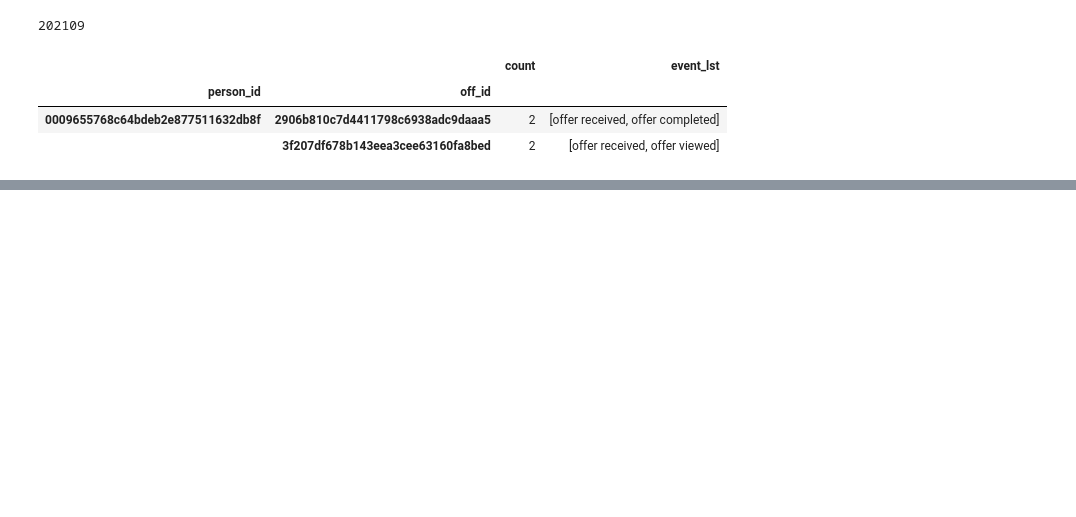
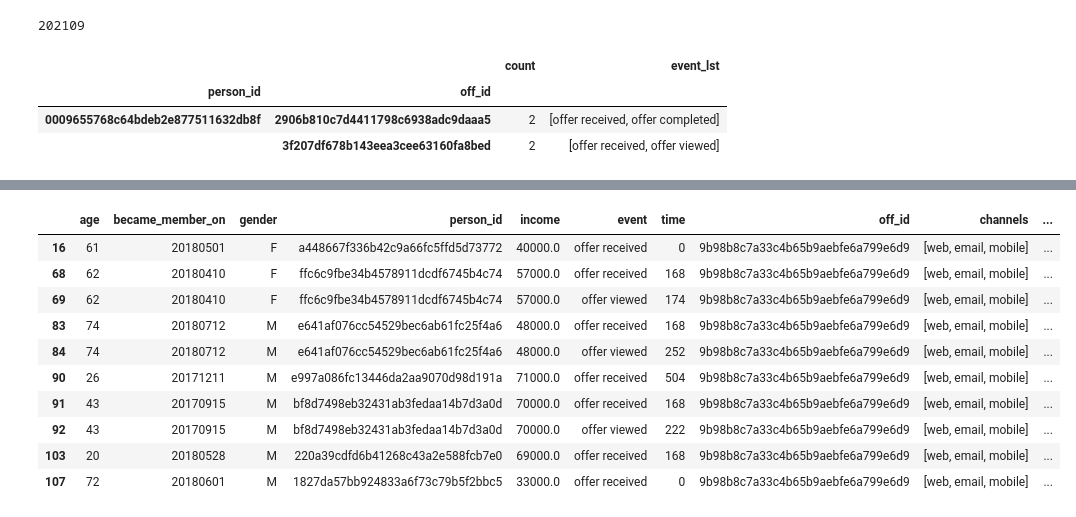
Before and after one commit to schatterjeecs/capst_recomendation, a Jupyter notebook: Starbucks_Capstone_notebook.ipynb, the cells around one changed output, grey strips where cells are left out. Saved outputs shown, nothing was run; the diff lists cells and outputs as text; code cells hidden in the pictures; blank space fills up the shorter version.

```diff
--- a/Starbucks_Capstone_notebook.ipynb
+++ b/Starbucks_Capstone_notebook.ipynb
@@ -269,8 +278,6 @@ df_final.head(2)
 |  | age | became_member_on | gender | person_id | income | event | time | off_id | channels | ... |
 | 0 | 55 | 20170715 | F | 0610b486422d4921ae7d2bf64640c50b | 112000.0 | offer received | 408 | 9b98b8c7a33c4b65b9aebfe6a799e6d9 | [web, email, mobile] | ... |
 | 1 | 55 | 20170715 | F | 0610b486422d4921ae7d2bf64640c50b | 112000.0 | offer completed | 528 | 9b98b8c7a33c4b65b9aebfe6a799e6d9 | [web, email, mobile] | ... |
-# %%
-df_final = df_final.drop('time', axis=1)
 # %%
 df_final.count()
 # %% [output]
@@ -340,0 +336,14 @@ df_offer_final.groupby(['person_id','off_id'])['event'].agg(list)
+# %%
+df.head(10)
+# %% [output]
+|  | age | became_member_on | gender | person_id | income | event | time | off_id | channels | ... |
+| 16 | 61 | 20180501 | F | a448667f336b42c9a66fc5ffd5d73772 | 40000.0 | offer received | 0 | 9b98b8c7a33c4b65b9aebfe6a799e6d9 | [web, email, mobile] | ... |
+| 68 | 62 | 20180410 | F | ffc6c9fbe34b4578911dcdf6745b4c74 | 57000.0 | offer received | 168 | 9b98b8c7a33c4b65b9aebfe6a799e6d9 | [web, email, mobile] | ... |
+| 69 | 62 | 20180410 | F | ffc6c9fbe34b4578911dcdf6745b4c74 | 57000.0 | offer viewed | 174 | 9b98b8c7a33c4b65b9aebfe6a799e6d9 | [web, email, mobile] | ... |
+| 83 | 74 | 20180712 | M | e641af076cc54529bec6ab61fc25f4a6 | 48000.0 | offer received | 168 | 9b98b8c7a33c4b65b9aebfe6a799e6d9 | [web, email, mobile] | ... |
+| 84 | 74 | 20180712 | M | e641af076cc54529bec6ab61fc25f4a6 | 48000.0 | offer viewed | 252 | 9b98b8c7a33c4b65b9aebfe6a799e6d9 | [web, email, mobile] | ... |
+| 90 | 26 | 20171211 | M | e997a086fc13446da2aa9070d98d191a | 71000.0 | offer received | 504 | 9b98b8c7a33c4b65b9aebfe6a799e6d9 | [web, email, mobile] | ... |
+| 91 | 43 | 20170915 | M | bf8d7498eb32431ab3fedaa14b7d3a0d | 70000.0 | offer received | 168 | 9b98b8c7a33c4b65b9aebfe6a799e6d9 | [web, email, mobile] | ... |
+| 92 | 43 | 20170915 | M | bf8d7498eb32431ab3fedaa14b7d3a0d | 70000.0 | offer viewed | 222 | 9b98b8c7a33c4b65b9aebfe6a799e6d9 | [web, email, mobile] | ... |
+| 103 | 20 | 20180528 | M | 220a39cdfd6b41268c43a2e588fcb7e0 | 69000.0 | offer received | 168 | 9b98b8c7a33c4b65b9aebfe6a799e6d9 | [web, email, mobile] | ... |
+| 107 | 72 | 20180601 | M | 1827da57bb924833a6f73c79b5f2bbc5 | 33000.0 | offer received | 0 | 9b98b8c7a33c4b65b9aebfe6a799e6d9 | [web, email, mobile] | ... |
```
Also changed, not shown: parts of 52 cells of this notebook.
